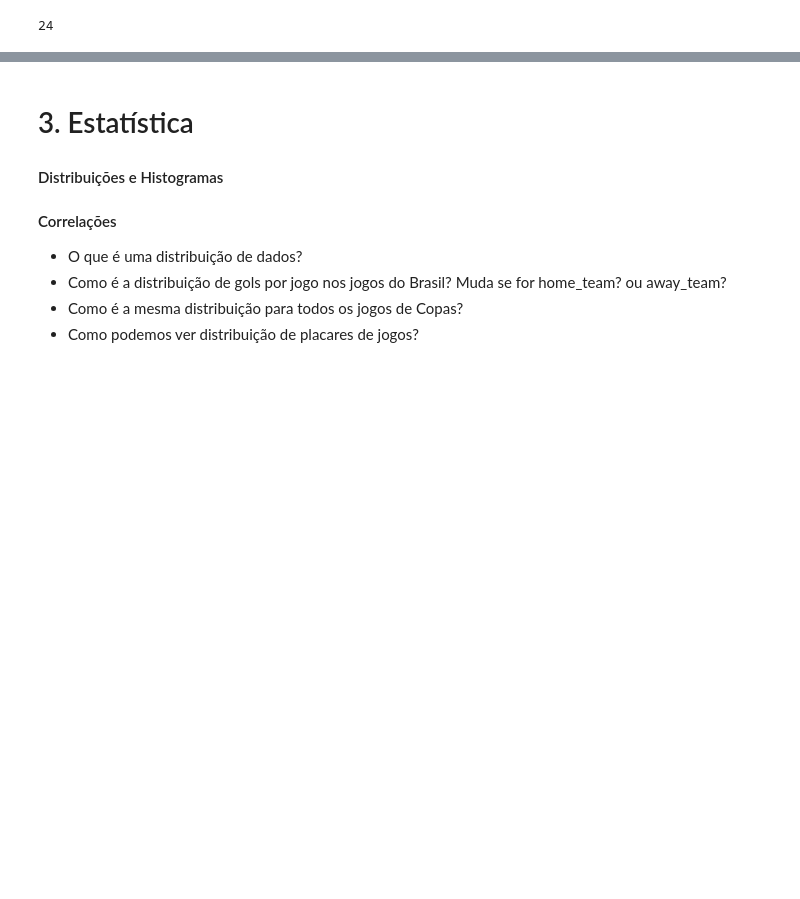
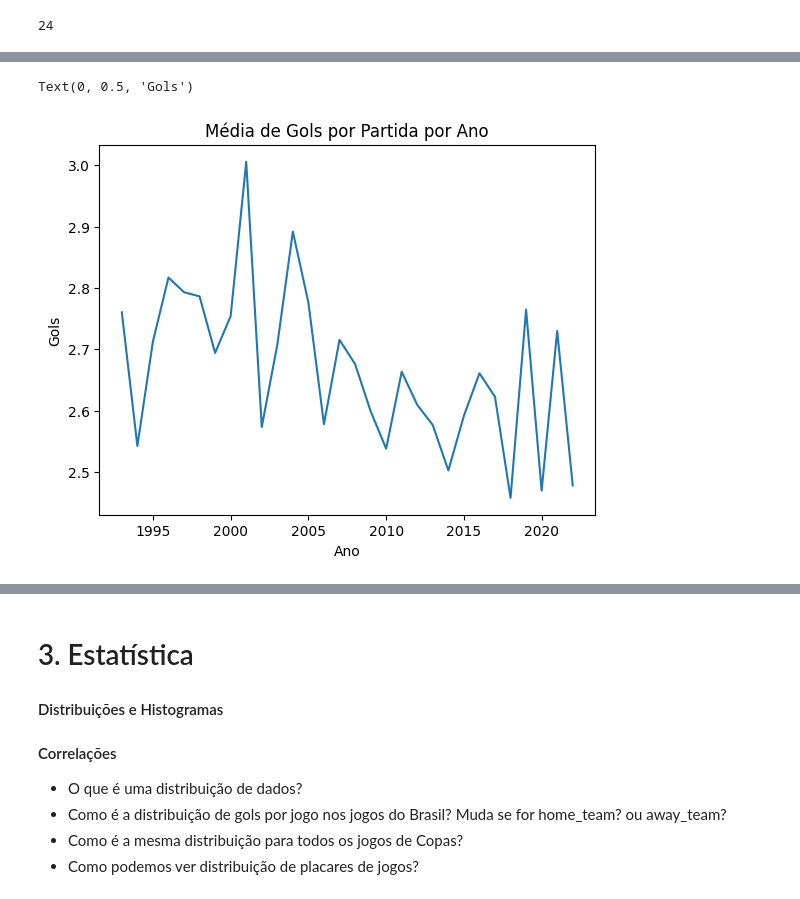
Before and after one commit to lgabs/copa22-forecast, a Jupyter notebook: code/lessons/Aula 1 - Análise de Dados.ipynb, the cells around one changed output, grey strips where cells are left out. Cells and saved outputs as stored; diff of their text form; code cells hidden in the pictures; blank space fills up the shorter version.

Commit message:
add plot exercises

```diff
--- a/code/lessons/Aula 1 - Análise de Dados.ipynb
+++ b/code/lessons/Aula 1 - Análise de Dados.ipynb
@@ -873,0 +881,17 @@ teams:  211
+# %%
+(
+    df
+    .assign(goals = df['home_team_score'] + df['away_team_score'])
+    [['year', 'date', 'home_team', 'away_team', 'home_team_score', 'away_team_score', 'goals']]
+    .groupby('year')
+    ['goals']
+    .mean()
+    .plot()
+);
+
+plt.title("Média de Gols por Partida por Ano")
+plt.xlabel("Ano")
+plt.ylabel("Gols")
+# %% [output]
+Text(0, 0.5, 'Gols')
+[figure, added]
```
Also changed, not shown: parts of 29 cells of this notebook.
